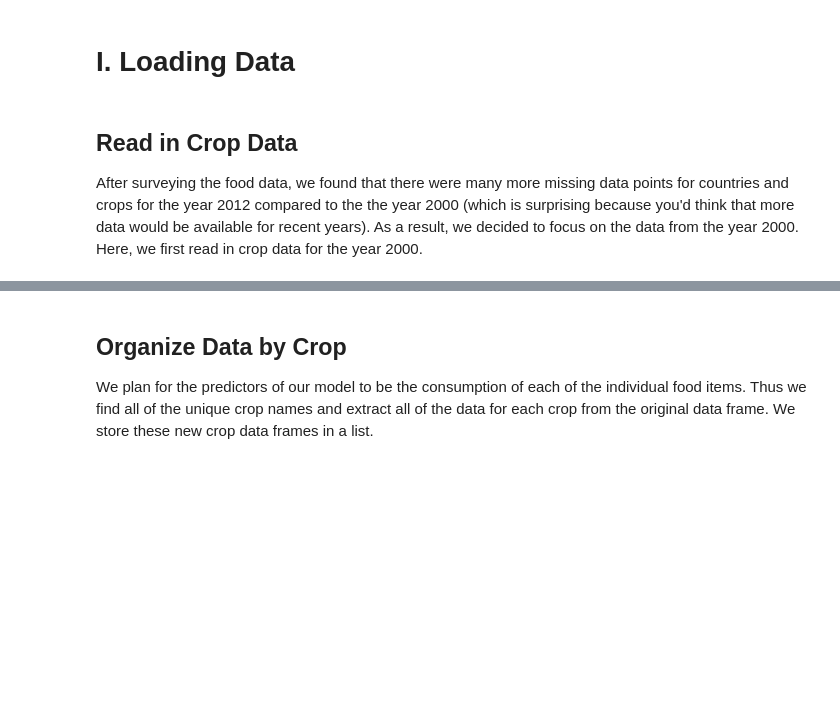
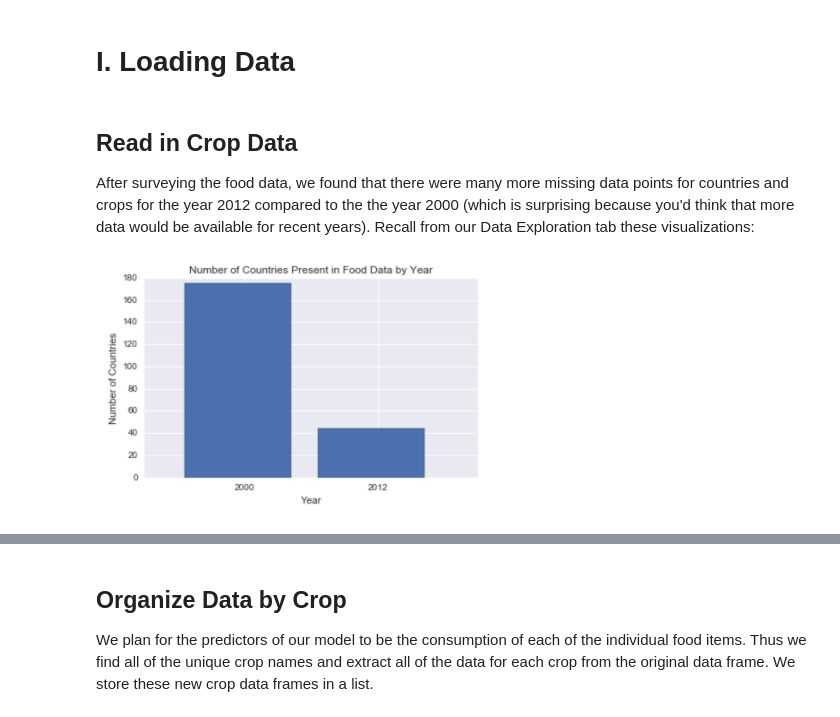
Before and after one commit to angierao/cs109a-project, a Jupyter notebook: missing data imputation.ipynb, the cells around one changed output, grey strips where cells are left out. Saved outputs shown, nothing was run; the diff lists cells and outputs as text; code cells hidden in the pictures; blank space fills up the shorter version.

Commit message:
updated missing data

```diff
--- a/missing data imputation.ipynb
+++ b/missing data imputation.ipynb
@@ -8,4 +24,9 @@ warnings.filterwarnings('ignore')
 # %% [markdown]
 ## Read in Crop Data
 
-After surveying the food data, we found that there were many more missing data points for countries and crops for the year 2012 compared to the the year 2000 (which is surprising because you'd think that more data would be available for recent years). As a result, we decided to focus on the data from the year 2000. Here, we first read in crop data for the year 2000.
+After surveying the food data, we found that there were many more missing data points for countries and crops for the year 2012 compared to the the year 2000 (which is surprising because you'd think that more data would be available for recent years). Recall from our Data Exploration tab these visualizations:
+# %%
+from IPython.display import Image
+Image(filename="img/missing_bargraph.png", width = 400)
+# %% [output]
+[figure, added]
```
Also changed, not shown: parts of 15 cells of this notebook.
